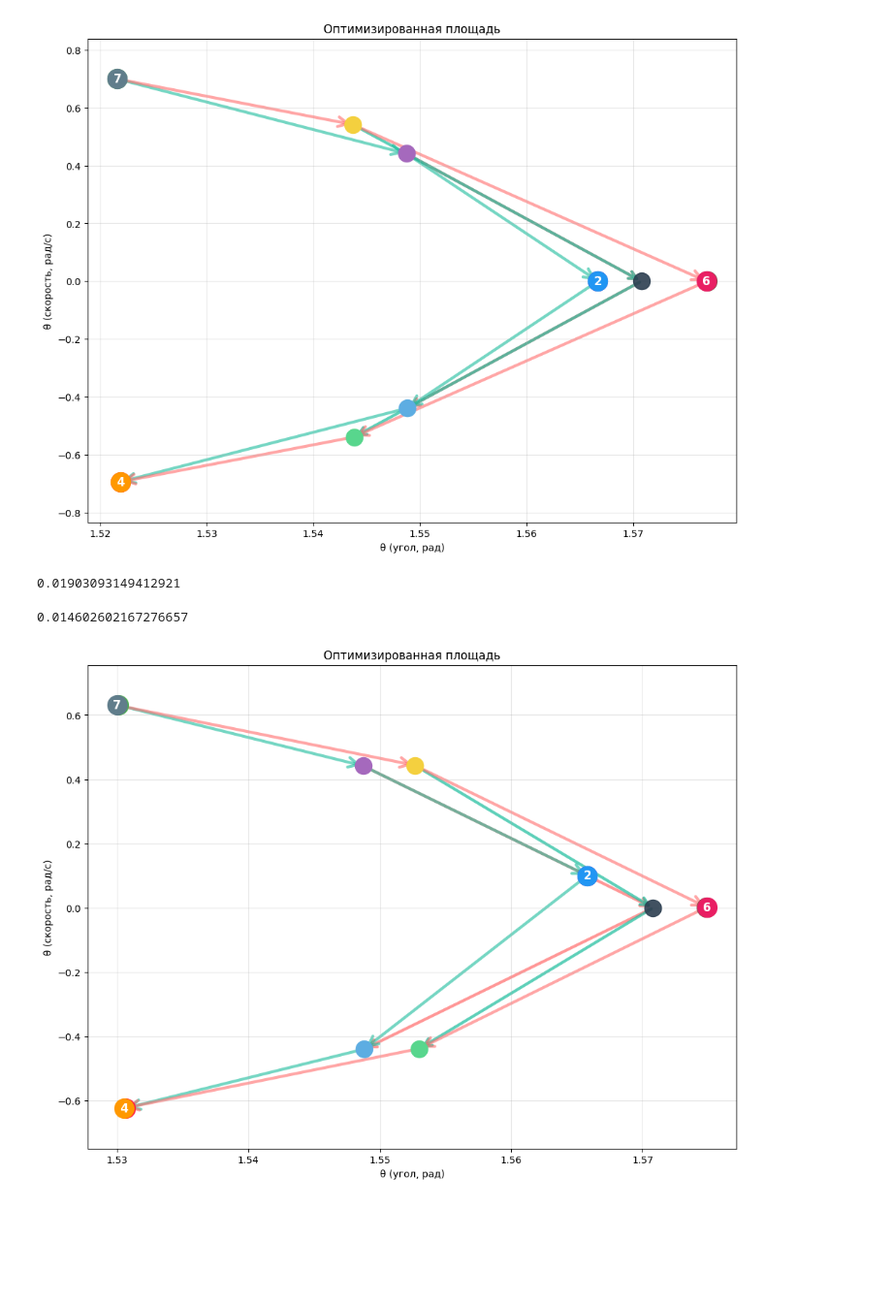
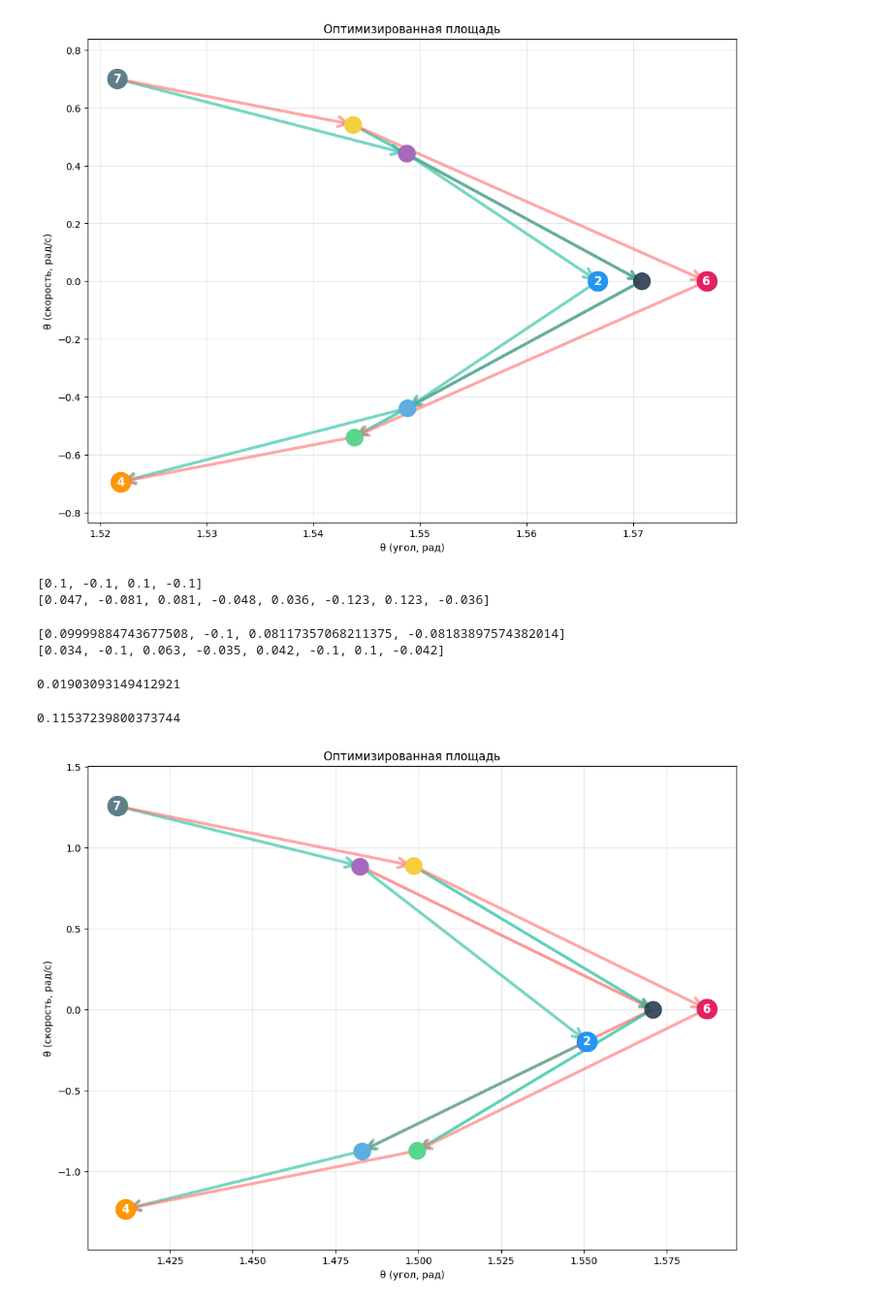
Before and after one commit to VladimirGunyavoy/tree_optimization, a Jupyter notebook: quad_test_5.ipynb, the cells around one changed output. Shown: that part at 97% size. Saved outputs shown, nothing was run; the diff lists cells and outputs as text; code cells hidden in the pictures; blank space fills up the shorter version.

```diff
--- a/quad_test_5.ipynb
+++ b/quad_test_5.ipynb
@@ -139,6 +139,18 @@ visualize_spore_tree(paired_tree, "Оптимизированная площад
 # %% [output]
 Создано дерево с 4 парами
 [figure]
+# %%
+print([child['dt'] for child in paired_tree.children])
+print([np.round(grandchild['dt'], 3) for grandchild in paired_tree.grandchildren])
+# %% [output]
+[0.1, -0.1, 0.1, -0.1]
+[0.047, -0.081, 0.081, -0.048, 0.036, -0.123, 0.123, -0.036]
+# %%
+print([child['dt'] for child in optimized_tree.children])
+print([np.round(grandchild['dt'], 3) for grandchild in optimized_tree.grandchildren])
+# %% [output]
+[0.09999884743677508, -0.1, 0.08117357068211375, -0.08183897574382014]
+[0.034, -0.1, 0.063, -0.035, 0.042, -0.1, 0.1, -0.042]
 # %%
 get_tree_area(paired_tree)
 # %% [output]
@@ -146,21 +158,21 @@ get_tree_area(paired_tree)
 # %%
 result = optimize_tree_area(
             tree=paired_tree,
             pairs=pairs,
             optimization_method='SLSQP',
             pendulum=pendulum,
             constraint_distance=1e-4,  # Максимальное расстояние между парами
             max_iterations=1500,
-            dt_bounds=(0.001, 0.1),
+            dt_bounds=(0.001, 0.2),
             show=False  # Показать весь процесс
         )
 
 if result['success']:
     optimized_tree = result['optimized_tree']
     print(get_tree_area(optimized_tree))
     visualize_spore_tree(optimized_tree, "Оптимизированная площадь")
 else:
     print(f"Ошибка: {result}")
 # %% [output]
-0.014602602167276657
+0.11537239800373744
-[figure, old version]
+[figure, new version]
```
Also changed, not shown: parts of 1 cell of this notebook, 1 other file.
